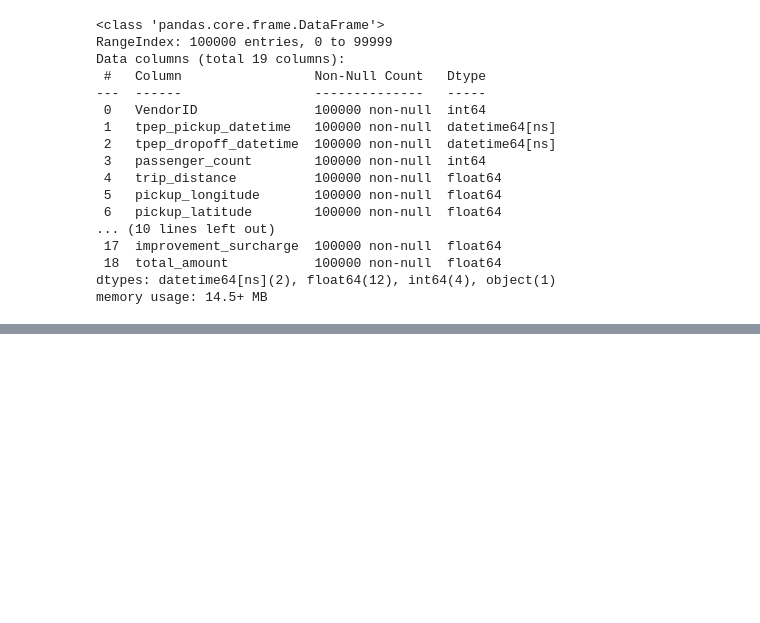
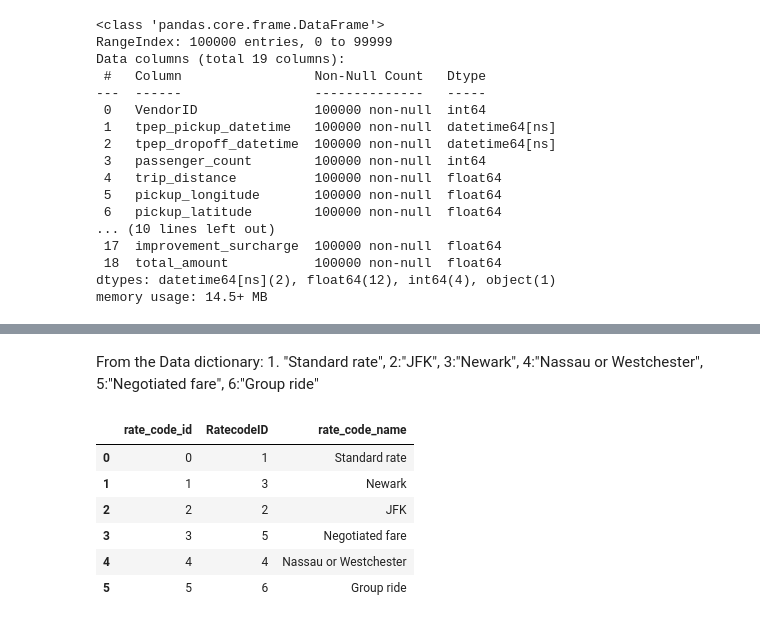
Before and after one commit to Beneroms/portfolio, a Jupyter notebook: UBER_ETL_PIPELINE_PROJECT.ipynb, the cells around one changed output, grey strips where cells are left out. Saved outputs shown, nothing was run; the diff lists cells and outputs as text; code cells hidden in the pictures; blank space fills up the shorter version.

```diff
--- a/UBER_ETL_PIPELINE_PROJECT.ipynb
+++ b/UBER_ETL_PIPELINE_PROJECT.ipynb
@@ -65,0 +160,27 @@ memory usage: 14.5+ MB
+# %% [markdown]
+From the Data dictionary: 1. "Standard rate",     2:"JFK",     3:"Newark",     4:"Nassau or Westchester",
+    5:"Negotiated fare",     6:"Group ride"
+# %%
+rate_code_type = {
+    1:"Standard rate",
+    2:"JFK",
+    3:"Newark",
+    4:"Nassau or Westchester",
+    5:"Negotiated fare",
+    6:"Group ride"
+}
+
+rate_code_dim = df[['RatecodeID']].drop_duplicates().reset_index(drop=True)
+rate_code_dim['rate_code_id'] = rate_code_dim.index
+rate_code_dim['rate_code_name'] = rate_code_dim['RatecodeID'].map(rate_code_type)
+rate_code_dim = rate_code_dim[['rate_code_id','RatecodeID','rate_code_name']]
+# %%
+rate_code_dim
+# %% [output]
+|  | rate_code_id | RatecodeID | rate_code_name |
+| 0 | 0 | 1 | Standard rate |
+| 1 | 1 | 3 | Newark |
+| 2 | 2 | 2 | JFK |
+| 3 | 3 | 5 | Negotiated fare |
+| 4 | 4 | 4 | Nassau or Westchester |
+| 5 | 5 | 6 | Group ride |
```
Also changed, not shown: parts of 13 cells of this notebook.
